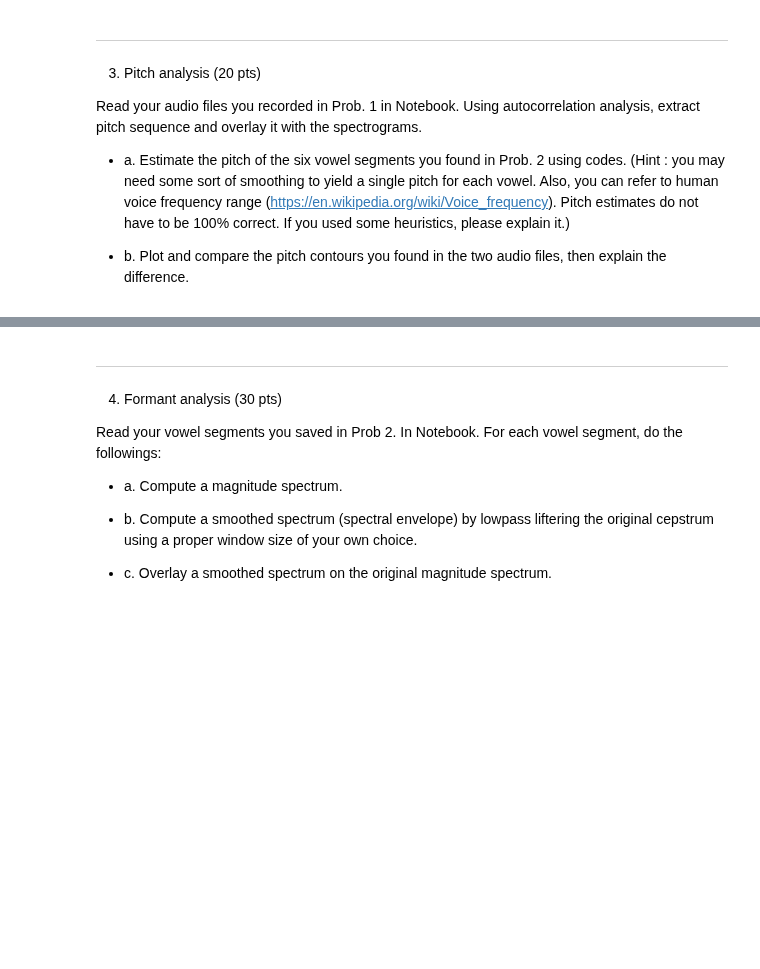
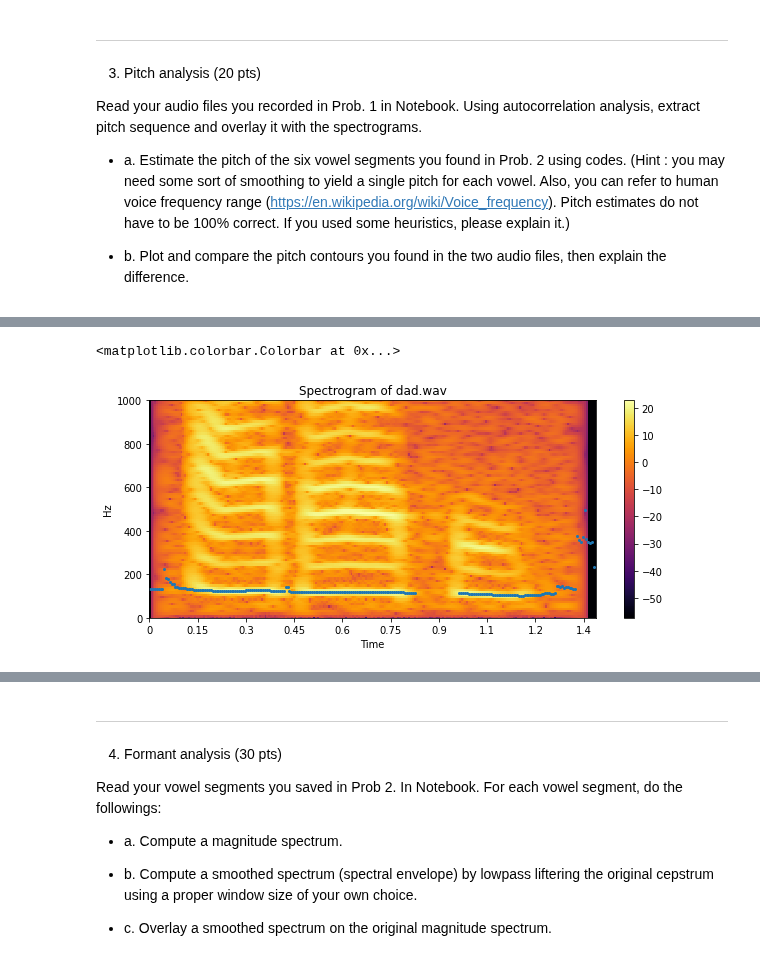
Before and after one commit to changwoonchoi/cl2020, a Jupyter notebook: as_4/assignment04.ipynb, the cells around one changed output, grey strips where cells are left out. Drawn from its saved outputs; the diff is of its cells as text; code cells hidden in the pictures; blank space fills up the shorter version.

```diff
--- a/as_4/assignment04.ipynb
+++ b/as_4/assignment04.ipynb
@@ -134,0 +134,3 @@ ipd.Audio(mom_3, rate=sr, autoplay=False)
+# %%
+n_fft = 4096
+hop_length = 256
@@ -134,0 +271,29 @@ ipd.Audio(mom_3, rate=sr, autoplay=False)
+# %%
+def get_pitch_contour(sig):
+    sig = copy.deepcopy(sig)
+    # zero_padding
+    hop_step = int(len(sig)/hop_length)
+    zero_num = hop_step * hop_length + n_fft - len(sig)
+    sig = np.concatenate((sig, np.zeros(zero_num)))
+    pitches = []
+    for i in range(hop_step + 1):
+        x = sig[i * hop_step : i * hop_step + n_fft]
+        r_x = librosa.autocorrelate(x, max_size=10000)
+        pitches.append(sr / second_local_max(r_x))
+    return np.array(pitches)
+# %%
+# b) dad
+stft = librosa.stft(dad, n_fft=n_fft, hop_length=hop_length)
+spect, _ = librosa.magphase(stft)
+plt.figure(figsize=(10, 4))
+librosa.display.specshow(librosa.power_to_db(spect), sr=sr, hop_length=hop_length, cmap='inferno', x_axis = 'time', y_axis='linear')
+plt.ylim([0,1000])
+plt.title('Spectrogram of dad.wav')
+pitches = get_pitch_contour(dad)
+ti = np.arange(len(pitches), dtype='float64')
+ti *= (hop_length / sr)
+plt.plot(ti, pitches, 'o',markersize=2)
+plt.colorbar()
+# %% [output]
+<matplotlib.colorbar.Colorbar at 0x...>
+[figure, added]
```
Also changed, not shown: parts of 12 cells of this notebook, 6 other files.
